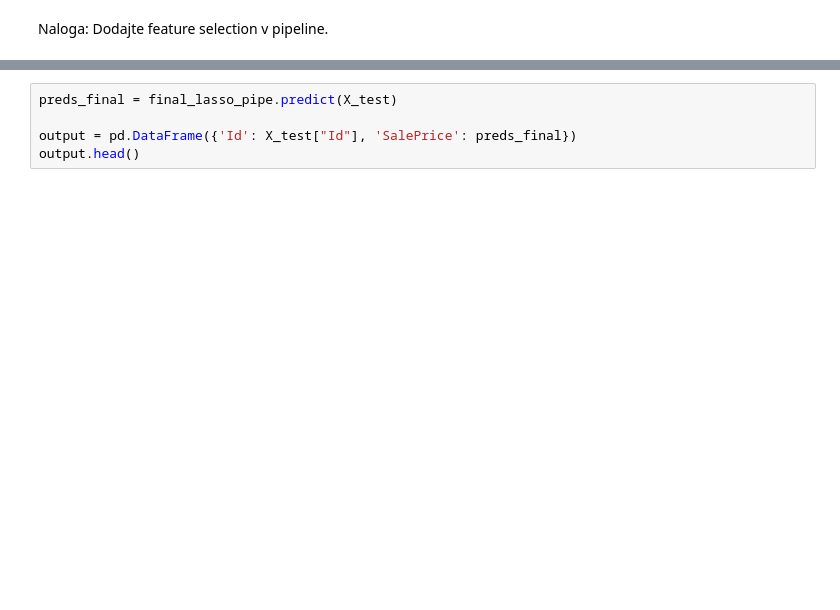
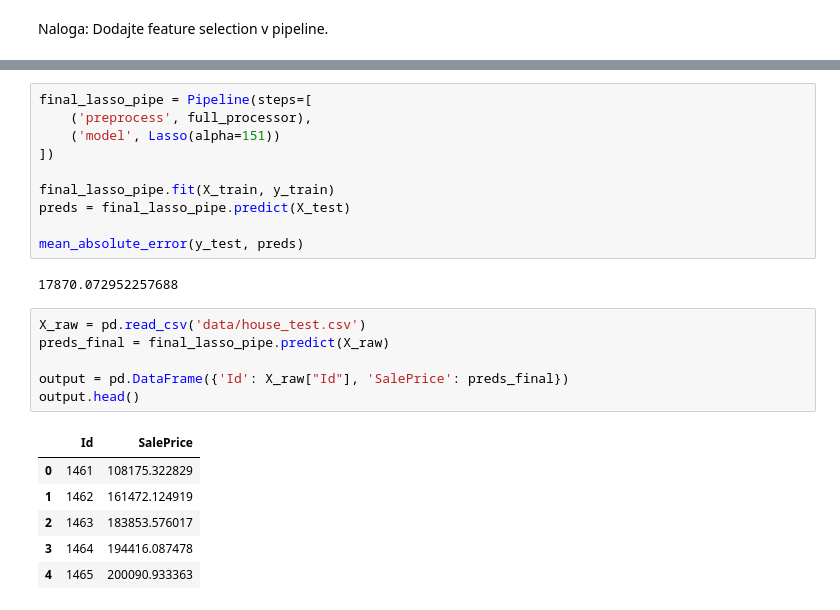
Before and after one commit to icta-tecaji/python-machine-learning-public, a Jupyter notebook: 05_Pipelines_in_scikit-learn/02_Example_Pipelines_usage_CLEAN.ipynb, the cells around one changed output, grey strips where cells are left out. Drawn from its saved outputs; the diff is of its cells as text; blank space fills up the shorter version.

```diff
--- a/05_Pipelines_in_scikit-learn/02_Example_Pipelines_usage_CLEAN.ipynb
+++ b/05_Pipelines_in_scikit-learn/02_Example_Pipelines_usage_CLEAN.ipynb
@@ -199,5 +447,25 @@ mean_absolute_error(y_valid, preds)
+# %%
+final_lasso_pipe = Pipeline(steps=[
+    ('preprocess', full_processor),
+    ('model', Lasso(alpha=151))
+])
+
+final_lasso_pipe.fit(X_train, y_train)
+preds = final_lasso_pipe.predict(X_test)
+
+mean_absolute_error(y_test, preds)
+# %% [output]
+17870.072952257688
 # %%
-preds_final = final_lasso_pipe.predict(X_test)
+X_raw = pd.read_csv('data/house_test.csv')
+preds_final = final_lasso_pipe.predict(X_raw)
 
-output = pd.DataFrame({'Id': X_test["Id"], 'SalePrice': preds_final})
+output = pd.DataFrame({'Id': X_raw["Id"], 'SalePrice': preds_final})
 output.head()
+# %% [output]
+|  | Id | SalePrice |
+| 0 | 1461 | 108175.322829 |
+| 1 | 1462 | 161472.124919 |
+| 2 | 1463 | 183853.576017 |
+| 3 | 1464 | 194416.087478 |
+| 4 | 1465 | 200090.933363 |
```
Also changed, not shown: parts of 24 cells of this notebook, 2 other files.
